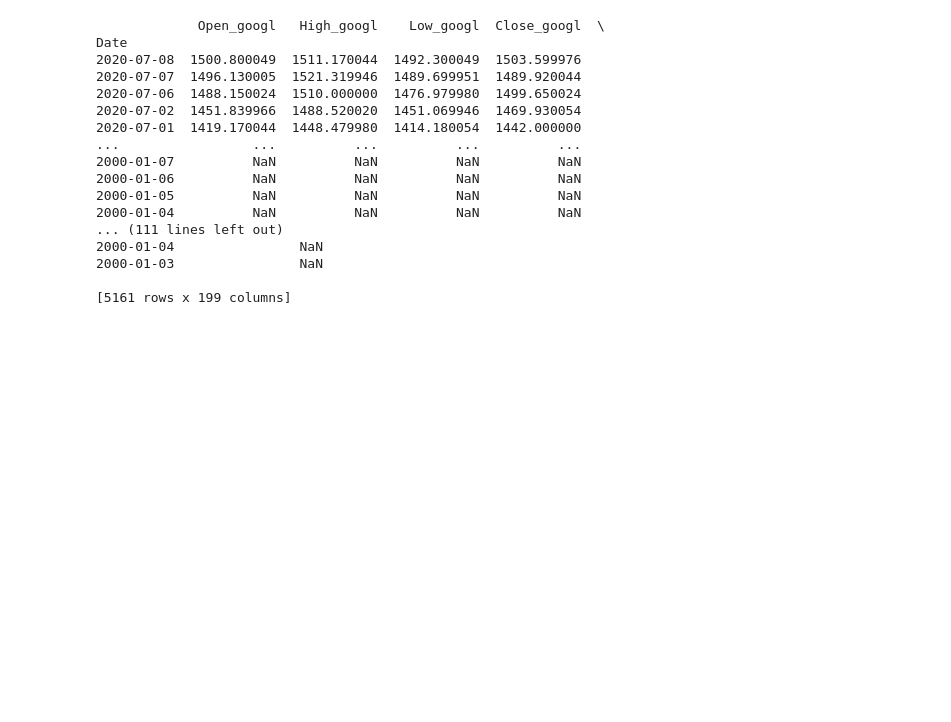
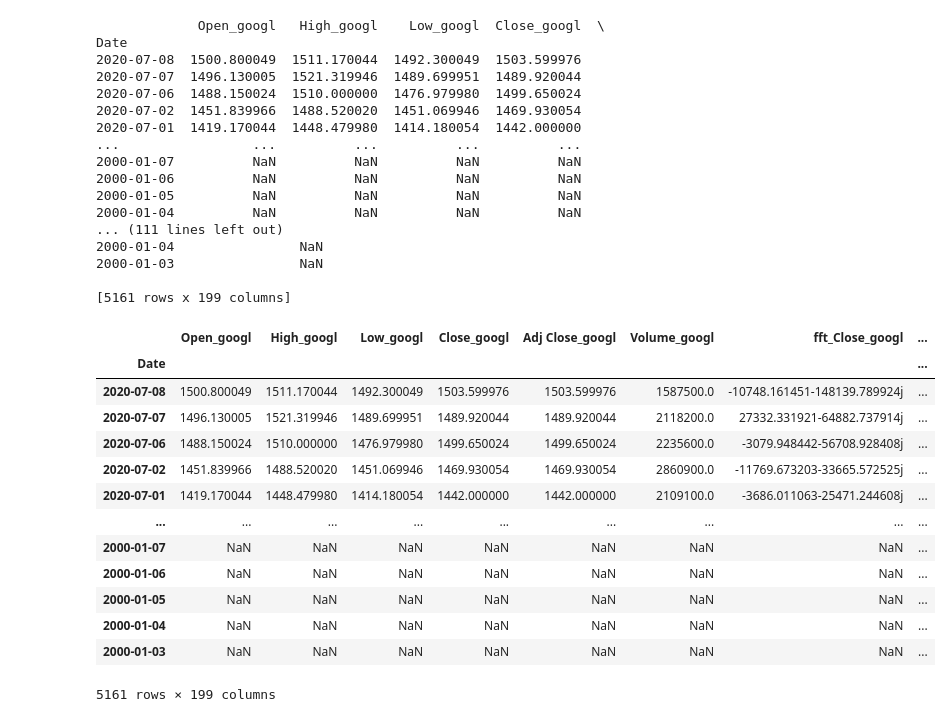
Before and after one commit to allen-chiang/Time-Series-Transformer, a Jupyter notebook: pandas.ipynb, the cells around one changed output. Saved outputs shown, nothing was run; the diff lists cells and outputs as text; code cells hidden in the pictures; blank space fills up the shorter version.

```diff
--- a/pandas.ipynb
+++ b/pandas.ipynb
@@ -100,3 +116,20 @@ Date
 2000-01-03                NaN
 
 [5161 rows x 199 columns]
+# %%
+ptspd.df
+# %% [output]
+|  | Open_googl | High_googl | Low_googl | Close_googl | Adj Close_googl | Volume_googl | fft_Close_googl | ... |
+| Date |  |  |  |  |  |  |  | ... |
+| 2020-07-08 | 1500.800049 | 1511.170044 | 1492.300049 | 1503.599976 | 1503.599976 | 1587500.0 | -10748.161451-148139.789924j | ... |
+| 2020-07-07 | 1496.130005 | 1521.319946 | 1489.699951 | 1489.920044 | 1489.920044 | 2118200.0 | 27332.331921-64882.737914j | ... |
+| 2020-07-06 | 1488.150024 | 1510.000000 | 1476.979980 | 1499.650024 | 1499.650024 | 2235600.0 | -3079.948442-56708.928408j | ... |
+| 2020-07-02 | 1451.839966 | 1488.520020 | 1451.069946 | 1469.930054 | 1469.930054 | 2860900.0 | -11769.673203-33665.572525j | ... |
+| 2020-07-01 | 1419.170044 | 1448.479980 | 1414.180054 | 1442.000000 | 1442.000000 | 2109100.0 | -3686.011063-25471.244608j | ... |
+| ... | ... | ... | ... | ... | ... | ... | ... | ... |
+| 2000-01-07 | NaN | NaN | NaN | NaN | NaN | NaN | NaN | ... |
+| 2000-01-06 | NaN | NaN | NaN | NaN | NaN | NaN | NaN | ... |
+| 2000-01-05 | NaN | NaN | NaN | NaN | NaN | NaN | NaN | ... |
+| 2000-01-04 | NaN | NaN | NaN | NaN | NaN | NaN | NaN | ... |
+| 2000-01-03 | NaN | NaN | NaN | NaN | NaN | NaN | NaN | ... |
+5161 rows × 199 columns
```
Also changed, not shown: parts of 3 cells of this notebook.
